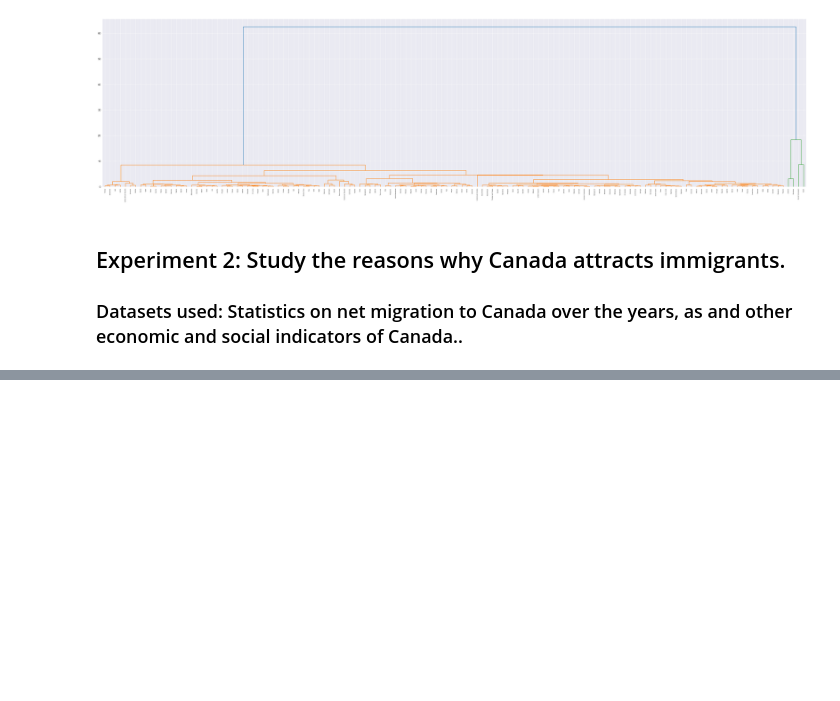
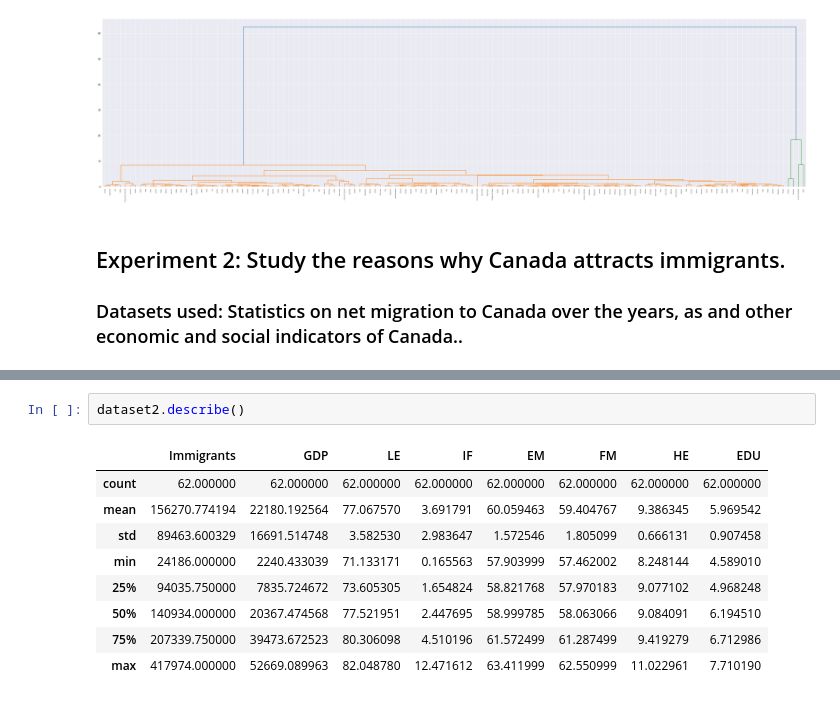
Before and after one commit to Hongwei-Z/CanadianImmigrationStudy, a Jupyter notebook: Main.ipynb, the cells around one changed output, grey strips where cells are left out. Saved outputs shown, nothing was run; the diff lists cells and outputs as text; blank space fills up the shorter version.

```diff
--- a/Main.ipynb
+++ b/Main.ipynb
@@ -433,0 +445,12 @@ dataset2
+# %%
+dataset2.describe()
+# %% [output]
+|  | Immigrants | GDP | LE | IF | EM | FM | HE | EDU |
+| count | 62.000000 | 62.000000 | 62.000000 | 62.000000 | 62.000000 | 62.000000 | 62.000000 | 62.000000 |
+| mean | 156270.774194 | 22180.192564 | 77.067570 | 3.691791 | 60.059463 | 59.404767 | 9.386345 | 5.969542 |
+| std | 89463.600329 | 16691.514748 | 3.582530 | 2.983647 | 1.572546 | 1.805099 | 0.666131 | 0.907458 |
+| min | 24186.000000 | 2240.433039 | 71.133171 | 0.165563 | 57.903999 | 57.462002 | 8.248144 | 4.589010 |
+| 25% | 94035.750000 | 7835.724672 | 73.605305 | 1.654824 | 58.821768 | 57.970183 | 9.077102 | 4.968248 |
+| 50% | 140934.000000 | 20367.474568 | 77.521951 | 2.447695 | 58.999785 | 58.063066 | 9.084091 | 6.194510 |
+| 75% | 207339.750000 | 39473.672523 | 80.306098 | 4.510196 | 61.572499 | 61.287499 | 9.419279 | 6.712986 |
+| max | 417974.000000 | 52669.089963 | 82.048780 | 12.471612 | 63.411999 | 62.550999 | 11.022961 | 7.710190 |
```
Also changed, not shown: parts of 8 cells of this notebook.
